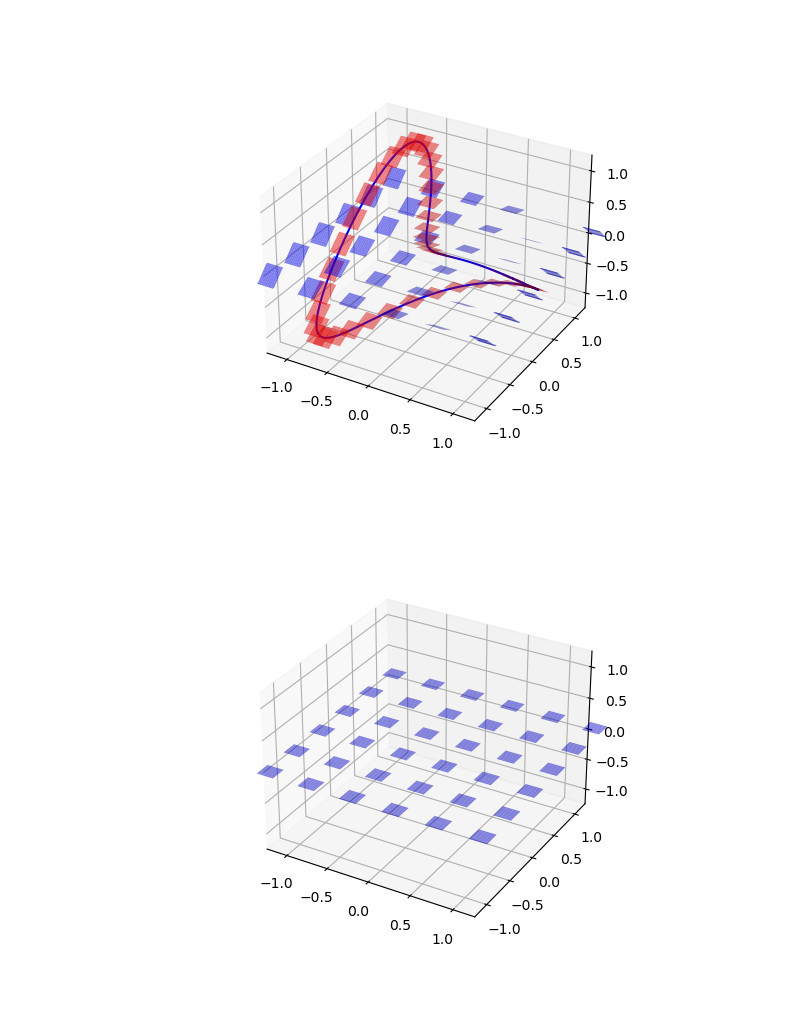
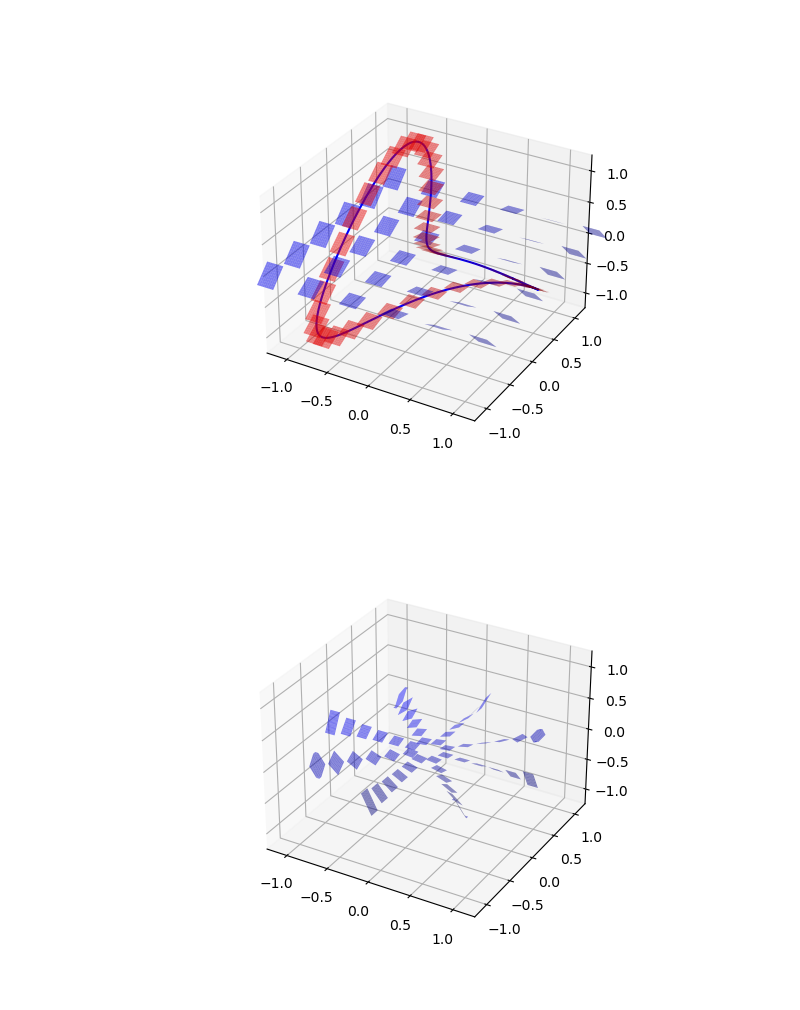
Before and after one commit to slausmeister/knoty, a Jupyter notebook: Knots.ipynb, the cells around one changed output. Drawn from its saved outputs; the diff is of its cells as text; code cells hidden in the pictures.

Commit message:
Fixed the plot for the OT contact structure

```diff
--- a/Knots.ipynb
+++ b/Knots.ipynb
@@ -165,23 +171,33 @@ plt.show()
 # %%
 # Create a 3D plot
 fig = plt.figure()
 ax = fig.add_subplot(111, projection='3d')
 
 
-# Generate a grid in the xy plane
-grid_size = 1.2
-step = 0.5
-for x in np.arange(-grid_size, grid_size + step, step):
-    for y in np.arange(-grid_size, grid_size + step, step):
-        plot_plane(ax, x, y, 0, ot_in_cartesian(x,y,0), alpha=0.5)
+# Define the polar grid parameters
+max_radius = 1.2
+radius_step = 0.2
+angle_step = math.pi / 4
+
+# Generate the polar grid and convert to Cartesian coordinates
+for r in np.arange(0.2, max_radius + radius_step, radius_step):
+    for theta in np.arange(0, 2 * math.pi, angle_step):
+        x = r * math.cos(theta)
+        y = r * math.sin(theta)
+
+        # Call the function with Cartesian coordinates
+        ot_values = ot_in_cartesian(x, y, 0)
+
+        # Plotting - Assuming 'ax' is predefined and 'plot_plane' is a function you have defined
+        plot_plane(ax, x, y, 0, ot_values, alpha=0.5, size=0.06)
 
 
 # Set plot limits
 ax.set_xlim([-grid_size, grid_size])
 ax.set_ylim([-grid_size, grid_size])
 ax.set_zlim([-grid_size, grid_size])
 
 # Show the plot
 plt.show()
 # %% [output]
-[figure, old version]
+[figure, new version]
```
Also changed, not shown: parts of 1 cell of this notebook.
